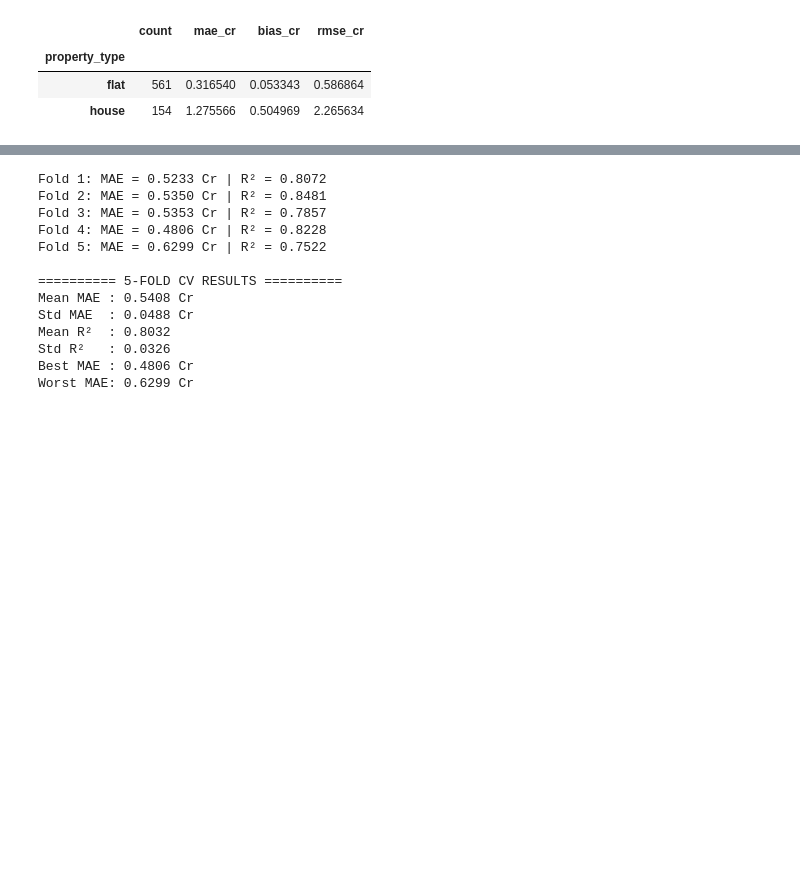
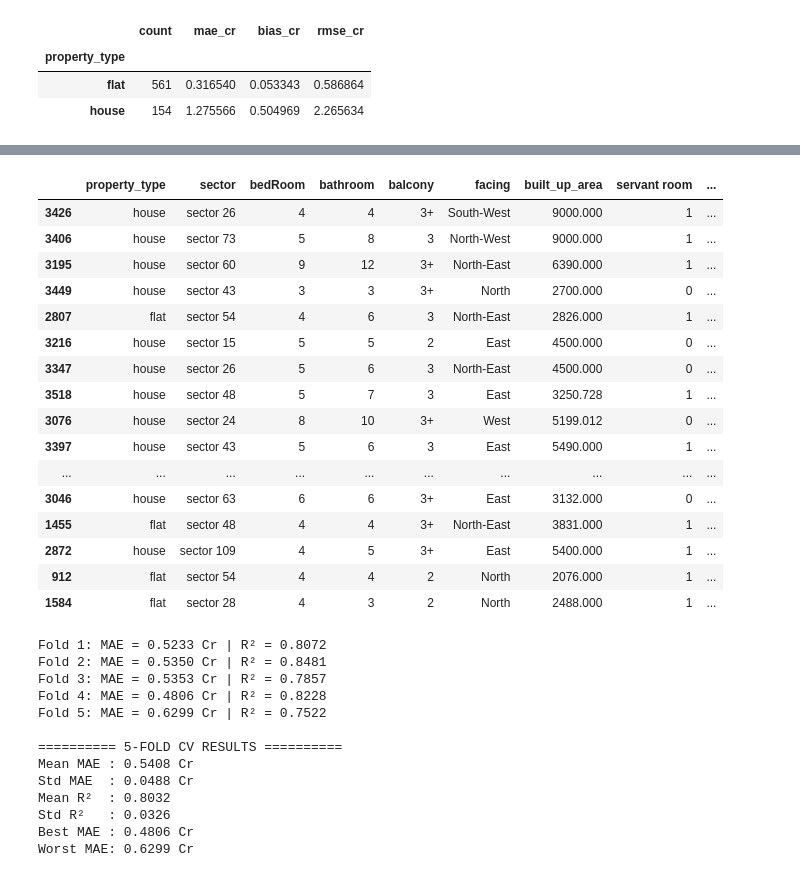
Before and after one commit to SurbhitParashar/RealEstate-ML-CapstoneProject, a Jupyter notebook: modelSelection/model-selection.ipynb, the cells around one changed output, grey strips where cells are left out. Cells and saved outputs as stored; diff of their text form; code cells hidden in the pictures; blank space fills up the shorter version.

```diff
--- a/modelSelection/model-selection.ipynb
+++ b/modelSelection/model-selection.ipynb
@@ -1136,3 +1353,26 @@ segment_metrics
+# %%
+diagnostics.sort_values(
+    "absolute_error_cr",
+    ascending=False,
+).head(20)
+# %% [output]
+|  | property_type | sector | bedRoom | bathroom | balcony | facing | built_up_area | servant room | ... |
+| 3426 | house | sector 26 | 4 | 4 | 3+ | South-West | 9000.000 | 1 | ... |
+| 3406 | house | sector 73 | 5 | 8 | 3 | North-West | 9000.000 | 1 | ... |
+| 3195 | house | sector 60 | 9 | 12 | 3+ | North-East | 6390.000 | 1 | ... |
+| 3449 | house | sector 43 | 3 | 3 | 3+ | North | 2700.000 | 0 | ... |
+| 2807 | flat | sector 54 | 4 | 6 | 3 | North-East | 2826.000 | 1 | ... |
+| 3216 | house | sector 15 | 5 | 5 | 2 | East | 4500.000 | 0 | ... |
+| 3347 | house | sector 26 | 5 | 6 | 3 | North-East | 4500.000 | 0 | ... |
+| 3518 | house | sector 48 | 5 | 7 | 3 | East | 3250.728 | 1 | ... |
+| 3076 | house | sector 24 | 8 | 10 | 3+ | West | 5199.012 | 0 | ... |
+| 3397 | house | sector 43 | 5 | 6 | 3 | East | 5490.000 | 1 | ... |
+| ... | ... | ... | ... | ... | ... | ... | ... | ... | ... |
+| 3046 | house | sector 63 | 6 | 6 | 3+ | East | 3132.000 | 0 | ... |
+| 1455 | flat | sector 48 | 4 | 4 | 3+ | North-East | 3831.000 | 1 | ... |
+| 2872 | house | sector 109 | 4 | 5 | 3+ | East | 5400.000 | 1 | ... |
+| 912 | flat | sector 54 | 4 | 4 | 2 | North | 2076.000 | 1 | ... |
+| 1584 | flat | sector 28 | 4 | 3 | 2 | North | 2488.000 | 1 | ... |
 # %%
 # using k fold cross validation to evaluate the model performance
 
```
Also changed, not shown: parts of 9 cells of this notebook.
